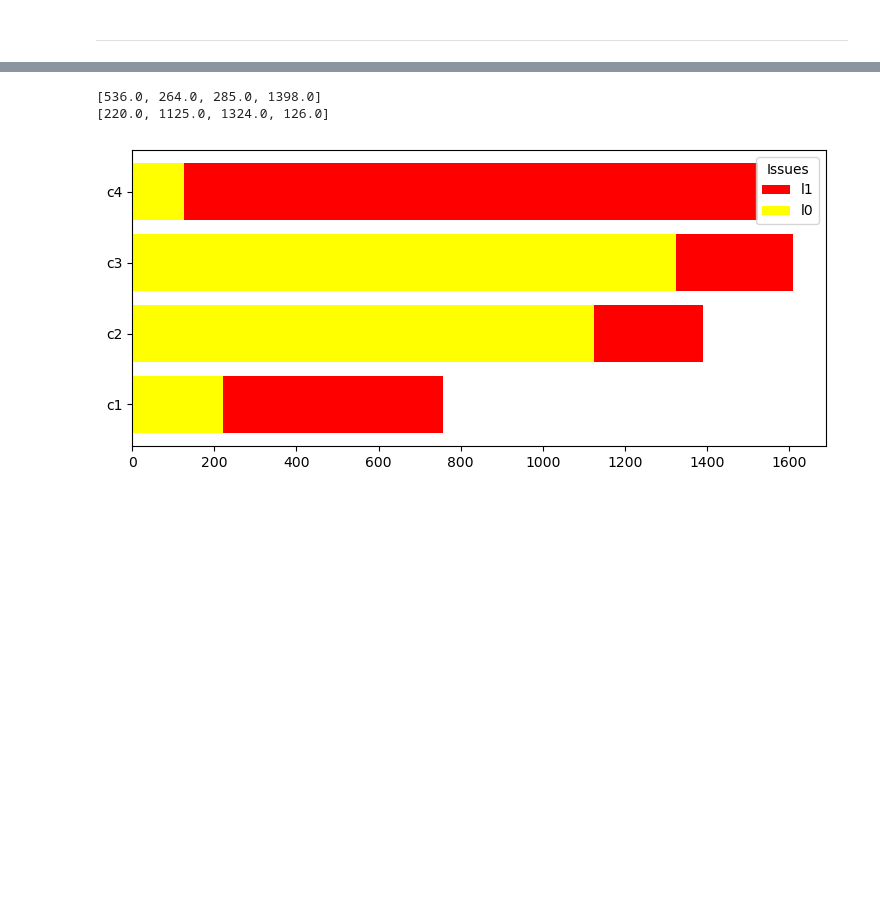
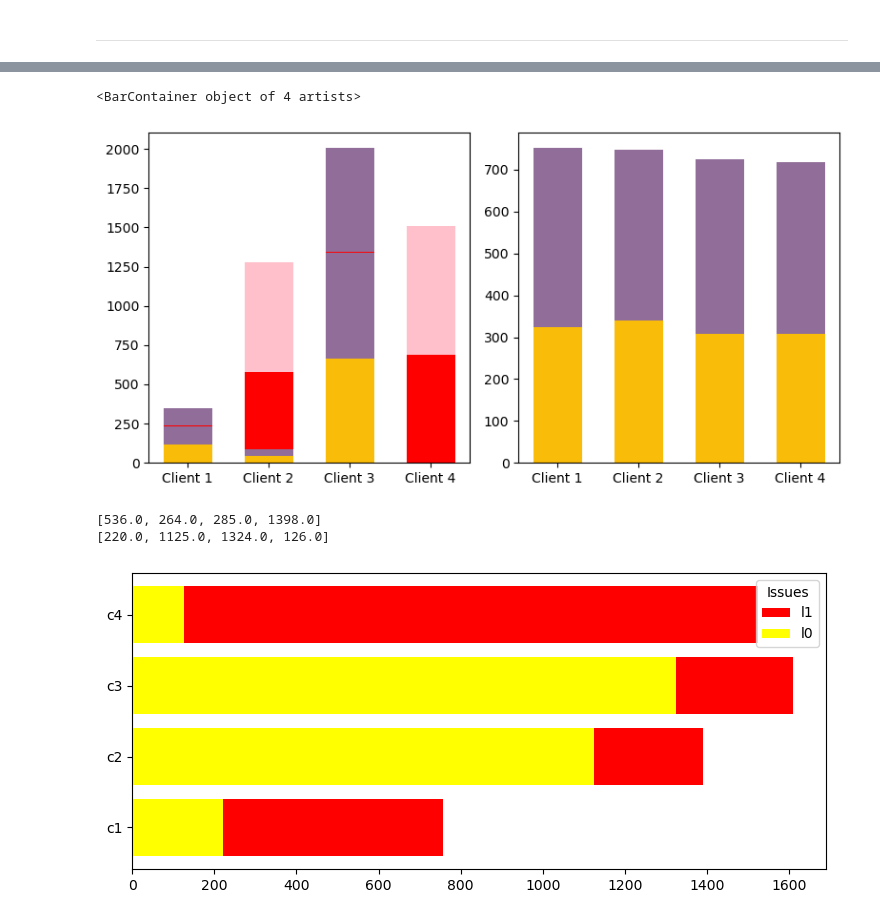
Before and after one commit to Yi-Zhou-01/Fair_FL_new, a Jupyter notebook: src/collect_plot.ipynb, the cells around one changed output, grey strips where cells are left out. Cells and saved outputs as stored; diff of their text form; code cells hidden in the pictures; blank space fills up the shorter version.

```diff
--- a/src/collect_plot.ipynb
+++ b/src/collect_plot.ipynb
@@ -261,3 +494,40 @@ def get_client_label_stack(p_id):
+# %%
+fig = plt.figure(figsize=(8,4))
+fig_shape = (1,2)
+
+color_c=["#f9bc08", "#916e99", "red", "pink"]
+
+clients = ["Client 1", "Client 2", "Client 3", "Client 4"]
+
+ax1 = plt.subplot2grid(fig_shape, (0, 0), colspan=1)
+
+p_id = 3
+# samples_l1, samples_l0 = get_client_label_stack(p_id)
+# ax1.bar(clients, samples_l1, width, color=color_c[0], label="label:1")
+# ax1.bar(clients, samples_l0, width, bottom=samples_l1, color=color_c[1], label="label:0")
+
+samples_ya11, samples_ya10, samples_ya01, samples_ya00 = get_client_label_stack2(p_id)
+ax1.bar(clients, samples_ya11, width, color=color_c[0], label="label:11")
+ax1.bar(clients, samples_ya10, width, bottom=samples_ya11, color=color_c[1], label="label:10")
+ax1.bar(clients, samples_ya01, width, bottom=samples_ya10, color=color_c[2], label="label:01")
+ax1.bar(clients, samples_ya00, width, bottom=samples_ya01, color=color_c[3], label="label:00")
+
+
+
+
+ax2 = plt.subplot2grid(fig_shape, (0, 1), colspan=1)
+p_id = 10
+# samples_l1, samples_l0 = get_client_label_stack(p_id)
+# ax2.bar(clients, samples_l1, width, color=color_c[0], label="label:1")
+# ax2.bar(clients, samples_l0, width, bottom=samples_l1, color=color_c[1], label="label:0")
+samples_ya11, samples_ya10, samples_ya01, samples_ya00 = get_client_label_stack2(p_id)
+ax2.bar(clients, samples_ya11, width, color=color_c[0], label="label:11")
+ax2.bar(clients, samples_ya10, width, bottom=samples_ya11, color=color_c[0], label="label:10")
+ax2.bar(clients, samples_ya01, width, bottom=samples_ya10, color=color_c[1], label="label:01")
+ax2.bar(clients, samples_ya00, width, bottom=samples_ya01, color=color_c[1], label="label:00")
+# %% [output]
+<BarContainer object of 4 artists>
+[figure, added]
 # %%
 # plt.rcParams["figure.figsize"] = [7.50, 3.50]
 # plt.rcParams["figure.autolayout"] = True
```
Also changed, not shown: parts of 10 cells of this notebook.
